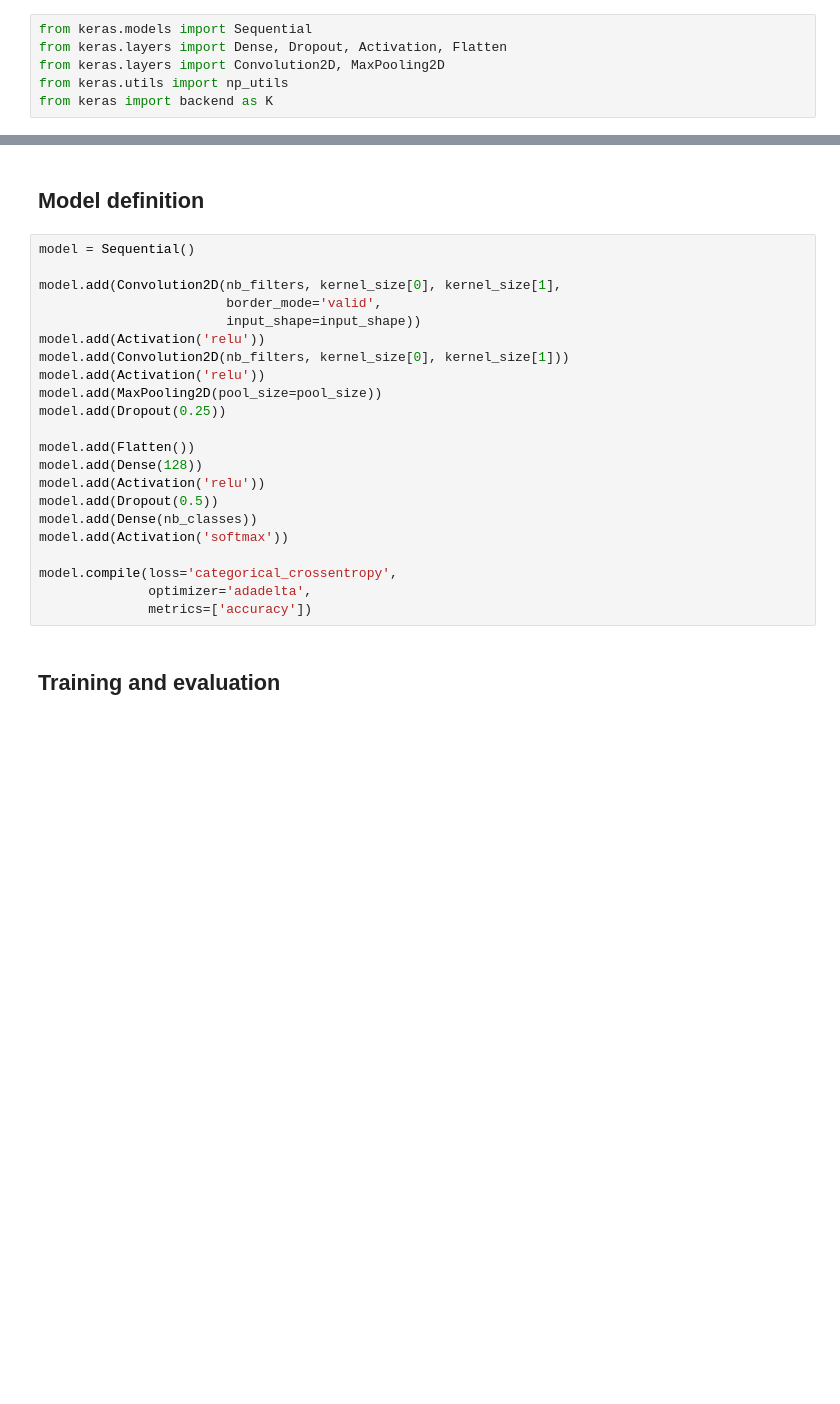
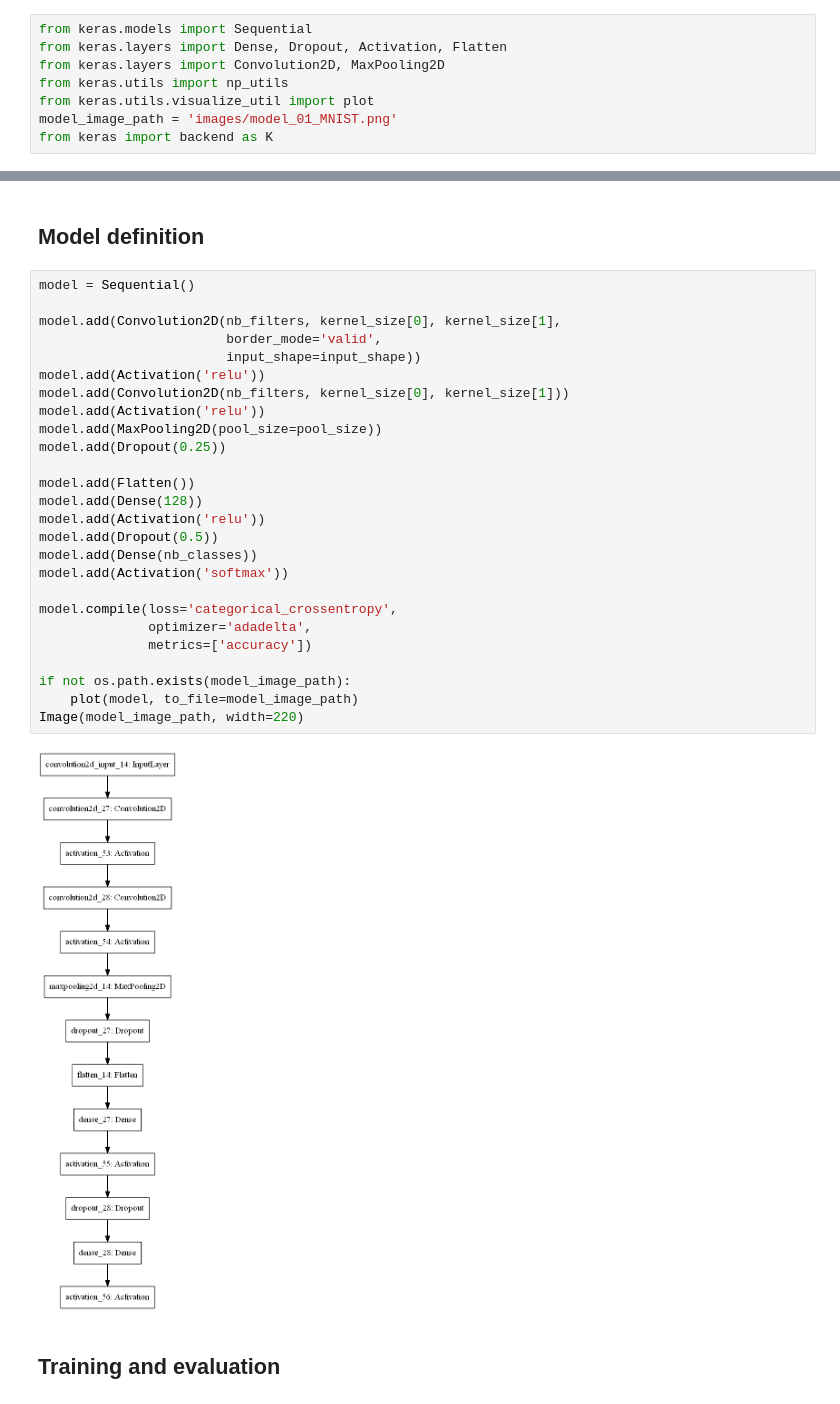
Before and after one commit to Kidel/In-Codice-Ratio-OCR-with-CNN, a Jupyter notebook: Notebooks/01_Mnist.ipynb, the cells around one changed output, grey strips where cells are left out. Saved outputs shown, nothing was run; the diff lists cells and outputs as text; blank space fills up the shorter version.

Commit message:
generate model graph using keras and graphviz

```diff
--- a/Notebooks/01_Mnist.ipynb
+++ b/Notebooks/01_Mnist.ipynb
@@ -29,4 +32,6 @@ from keras.models import Sequential
 from keras.layers import Dense, Dropout, Activation, Flatten
 from keras.layers import Convolution2D, MaxPooling2D
 from keras.utils import np_utils
+from keras.utils.visualize_util import plot
+model_image_path = 'images/model_01_MNIST.png'
 from keras import backend as K
@@ -88,25 +91,31 @@ Y_test = np_utils.to_categorical(y_test, nb_classes)
 # %%
 model = Sequential()
 
 model.add(Convolution2D(nb_filters, kernel_size[0], kernel_size[1],
                         border_mode='valid',
                         input_shape=input_shape))
 model.add(Activation('relu'))
 model.add(Convolution2D(nb_filters, kernel_size[0], kernel_size[1]))
 model.add(Activation('relu'))
 model.add(MaxPooling2D(pool_size=pool_size))
 model.add(Dropout(0.25))
 
 model.add(Flatten())
 model.add(Dense(128))
 model.add(Activation('relu'))
 model.add(Dropout(0.5))
 model.add(Dense(nb_classes))
 model.add(Activation('softmax'))
 
 model.compile(loss='categorical_crossentropy',
               optimizer='adadelta',
               metrics=['accuracy'])
+
+if not os.path.exists(model_image_path):
+    plot(model, to_file=model_image_path)
+Image(model_image_path, width=220)
+# %% [output]
+[figure, added]
 # %% [markdown]
 ## Training and evaluation
 # %%
```
Also changed, not shown: parts of 2 cells of this notebook, 3 other files.
